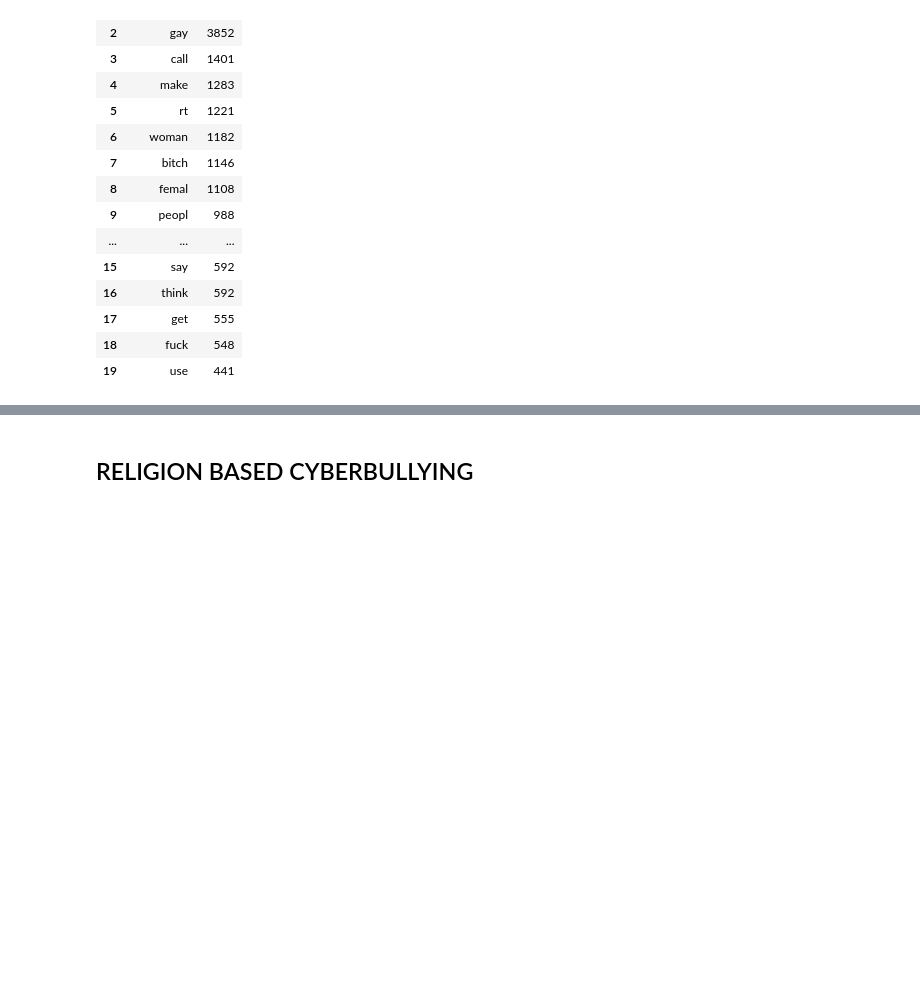
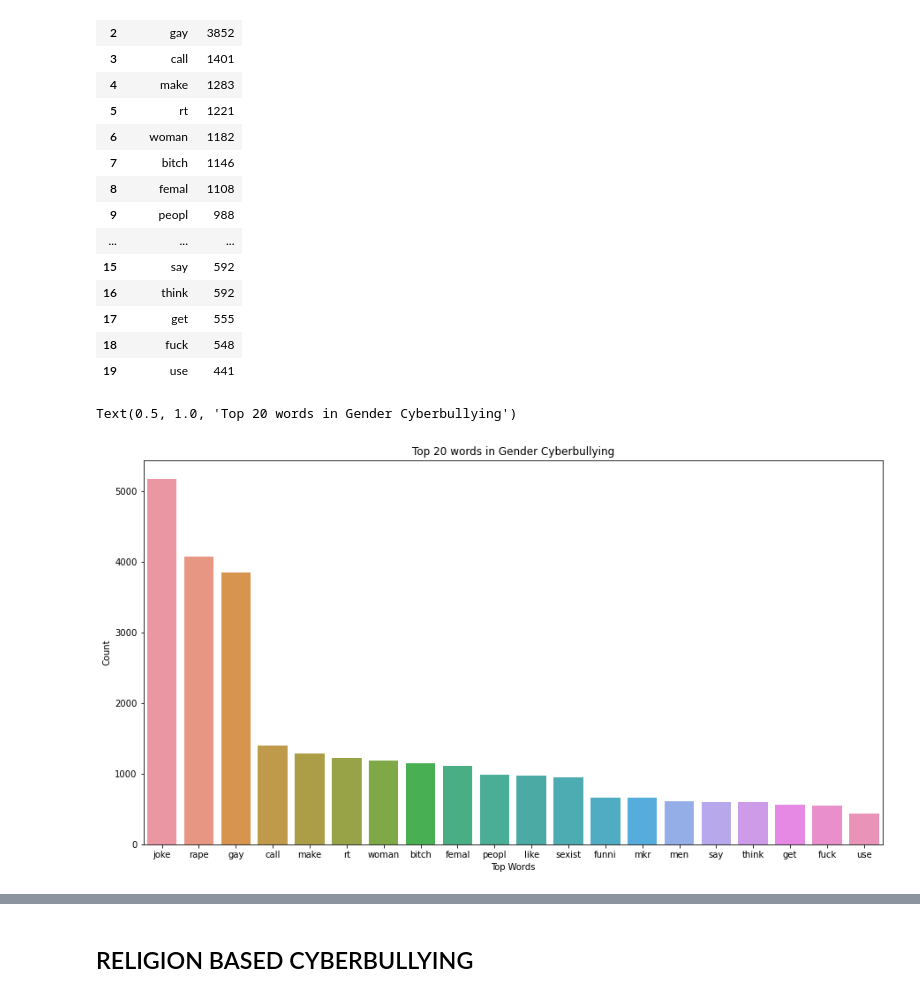
Before and after one commit to muhammedjazim/Cyber-Bullying-tweet-analysis, a Jupyter notebook: CYBER BULLYING TWEET ANALYSIS.ipynb, the cells around one changed output, grey strips where cells are left out. Cells and saved outputs as stored; diff of their text form; code cells hidden in the pictures; blank space fills up the shorter version.

```diff
--- a/CYBER BULLYING TWEET ANALYSIS.ipynb
+++ b/CYBER BULLYING TWEET ANALYSIS.ipynb
@@ -447,3 +433,10 @@ top20_gender.style.background_gradient(cmap='Reds')
 | 17 | get | 555 |
 | 18 | fuck | 548 |
 | 19 | use | 441 |
+# %%
+ig = plt.figure(figsize=(15,8))
+sns.barplot(data=top20_gender, y="Count", x="Top Words")
+plt.title("Top 20 words in Gender Cyberbullying")
+# %% [output]
+Text(0.5, 1.0, 'Top 20 words in Gender Cyberbullying')
+[figure, added]
```
Also changed, not shown: parts of 43 cells of this notebook.
